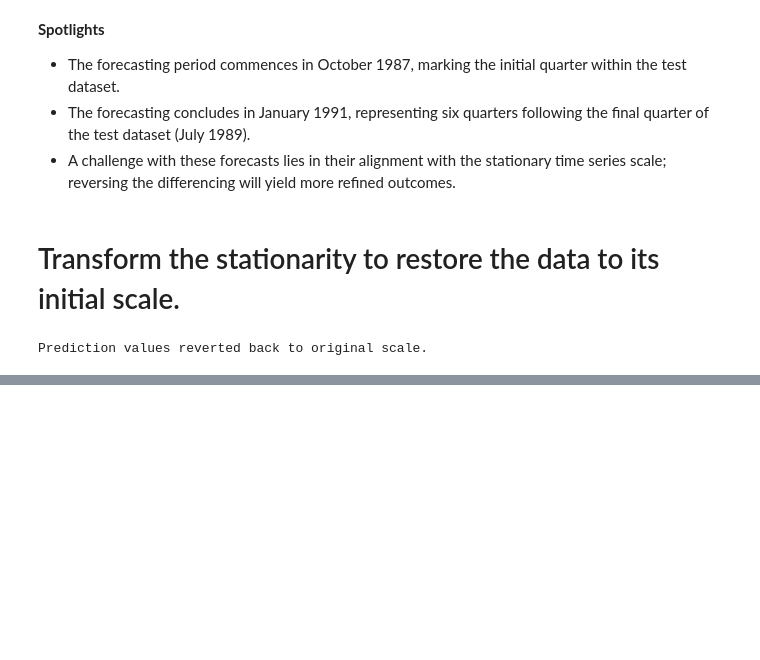
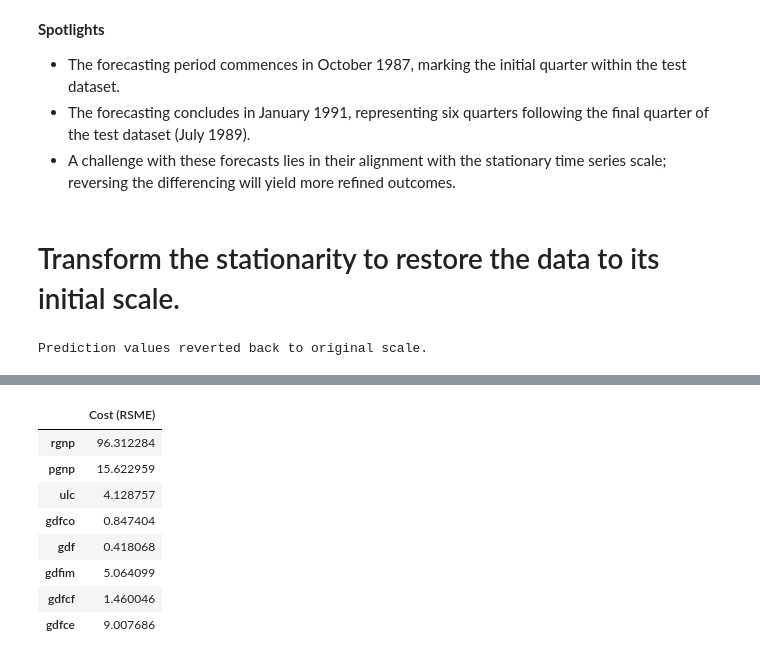
Before and after one commit to tyrantdavis/Forecasting-Economics-MultiVariate, a Jupyter notebook: Forecasting-WageGrowth-And-Inflation.ipynb, the cells around one changed output, grey strips where cells are left out. Saved outputs shown, nothing was run; the diff lists cells and outputs as text; code cells hidden in the pictures; blank space fills up the shorter version.

Commit message:
Determine error between predicted and actual values.

```diff
--- a/Forecasting-WageGrowth-And-Inflation.ipynb
+++ b/Forecasting-WageGrowth-And-Inflation.ipynb
@@ -470,0 +475,22 @@ Prediction values reverted back to original scale.
+# %%
+from sklearn.metrics import mean_squared_error as mse
+
+costs = []
+
+for col in X_test.columns:
+    """Focus exclusively on score projections that are consistent with the test set."""
+    cost = mse(X_test[col], df_predictions_rev[col][0 : len(X_test)], squared=False)
+    costs.append(cost)
+
+df_cost = pd.DataFrame(index=X_test.columns, data={"Cost (RSME)": costs})
+df_cost
+# %% [output]
+|  | Cost (RSME) |
+| rgnp | 96.312284 |
+| pgnp | 15.622959 |
+| ulc | 4.128757 |
+| gdfco | 0.847404 |
+| gdf | 0.418068 |
+| gdfim | 5.064099 |
+| gdfcf | 1.460046 |
+| gdfce | 9.007686 |
```
Also changed, not shown: parts of 2 cells of this notebook.
